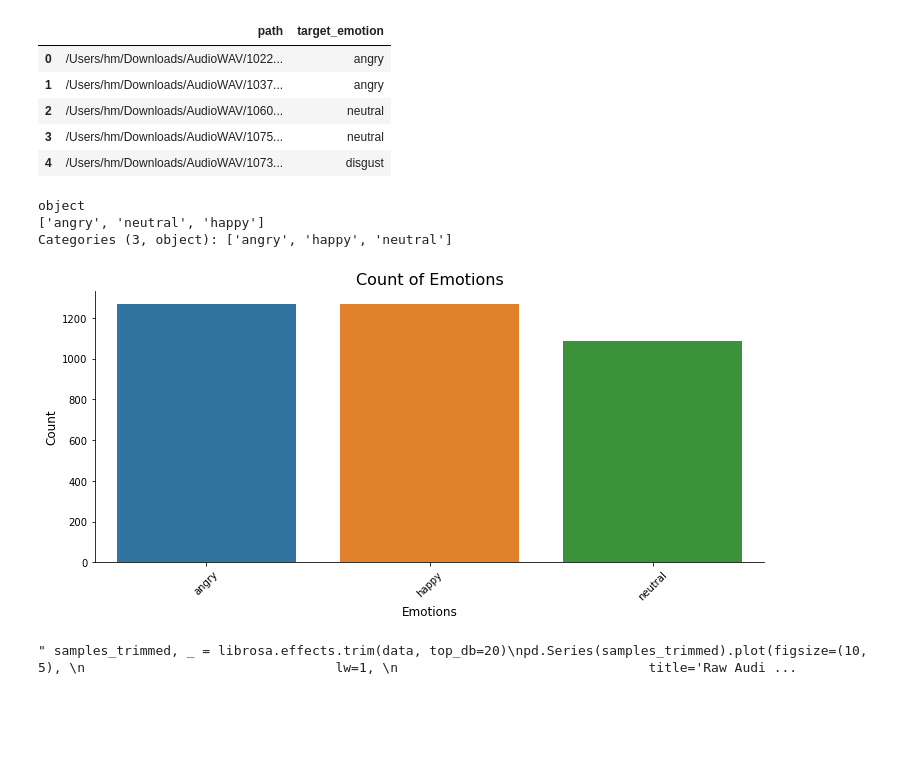
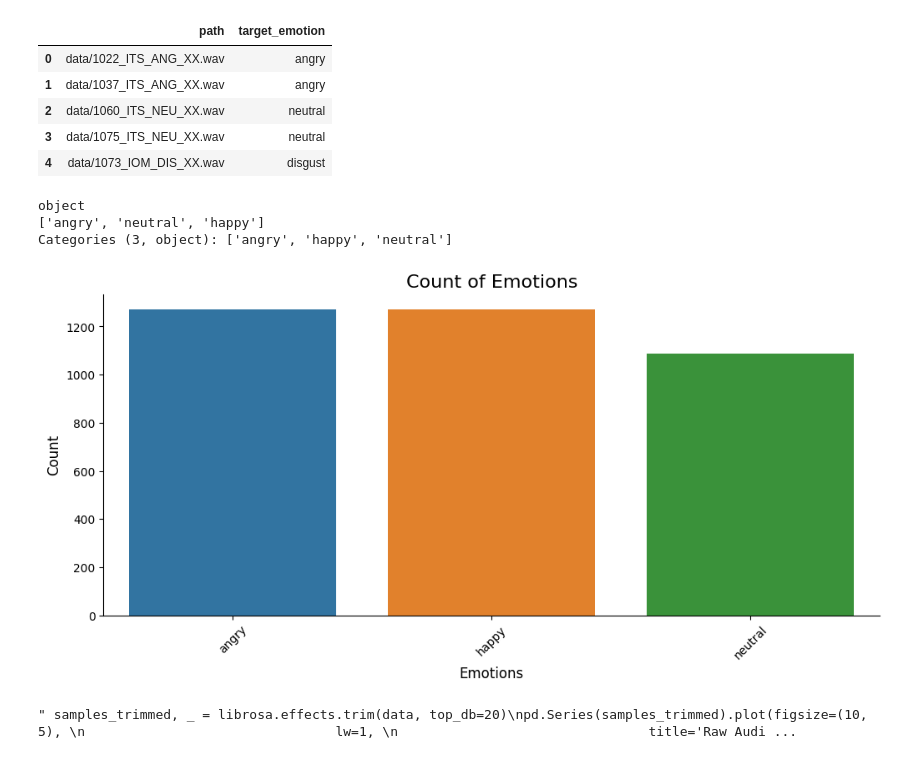
Before and after one commit to MurariHarish/audioemotionrecognition, a Jupyter notebook: notebook/SER.ipynb, the cells around one changed output. Cells and saved outputs as stored; diff of their text form; code cells hidden in the pictures; blank space fills up the shorter version.

```diff
--- a/notebook/SER.ipynb
+++ b/notebook/SER.ipynb
@@ -24,7 +33,7 @@ def fetch_data(data):
     for path in crema_directory_list:
         emotion = path.split('_')[2]
         audio_emotion.append(emotion)
-        audio_path.append(data + path)
+        audio_path.append(data + "/" + path)
 
     audio_emotion_df = pd.DataFrame(audio_emotion,columns = ['target_emotion'])
     audio_emotion_df = audio_emotion_df.replace({'ANG':'angry', 'SAD':'sad','DIS':'disgust','HAP':'happy','FEA':'fear','NEU':'neutral'})
@@ -34,16 +43,16 @@ def fetch_data(data):
     crema_df = pd.concat([audio_path, audio_emotion_df], axis = 1)
     return crema_df
 # %%
-crema_path = '/Users/hm/Downloads/AudioWAV/'
+crema_path = 'data'
 crema_df = fetch_data(crema_path)
 crema_df.head()
 # %% [output]
 |  | path | target_emotion |
-| 0 | /Users/hm/Downloads/AudioWAV/1022... | angry |
-| 1 | /Users/hm/Downloads/AudioWAV/1037... | angry |
-| 2 | /Users/hm/Downloads/AudioWAV/1060... | neutral |
-| 3 | /Users/hm/Downloads/AudioWAV/1075... | neutral |
-| 4 | /Users/hm/Downloads/AudioWAV/1073... | disgust |
+| 0 | data/1022_ITS_ANG_XX.wav | angry |
+| 1 | data/1037_ITS_ANG_XX.wav | angry |
+| 2 | data/1060_ITS_NEU_XX.wav | neutral |
+| 3 | data/1075_ITS_NEU_XX.wav | neutral |
+| 4 | data/1073_IOM_DIS_XX.wav | disgust |
 # %%
 REQUIRED_EMOTIONS = ['angry', 'neutral', 'happy']
 crema_df = crema_df[crema_df['target_emotion'].isin(REQUIRED_EMOTIONS)]
@@ -65,7 +74,7 @@ plt.xticks(rotation=45)
 sns.despine(top=True, right=True, left=False, bottom=False)
 plt.show()
 # %% [output]
-[figure, old version]
+[figure, new version]
 # %%
 """ samples_trimmed, _ = librosa.effects.trim(data, top_db=20)
 pd.Series(samples_trimmed).plot(figsize=(10, 5),
```
Also changed, not shown: parts of 21 cells of this notebook, 5 other files.
